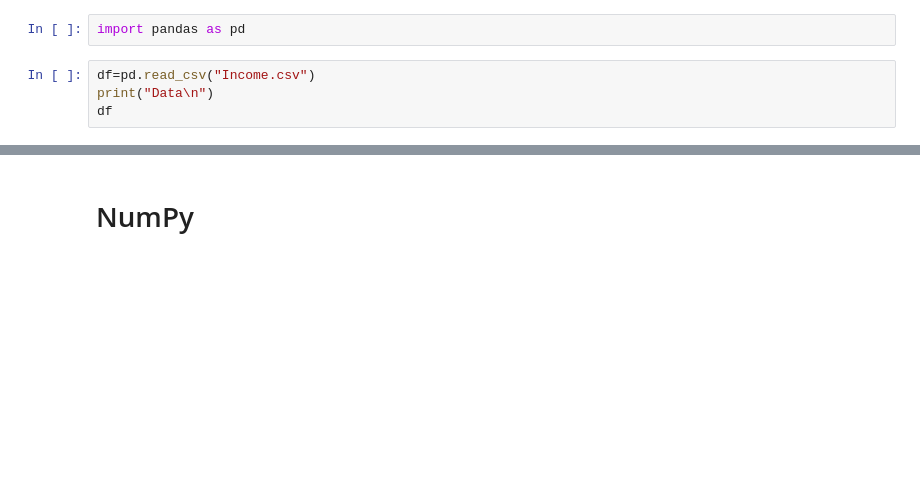
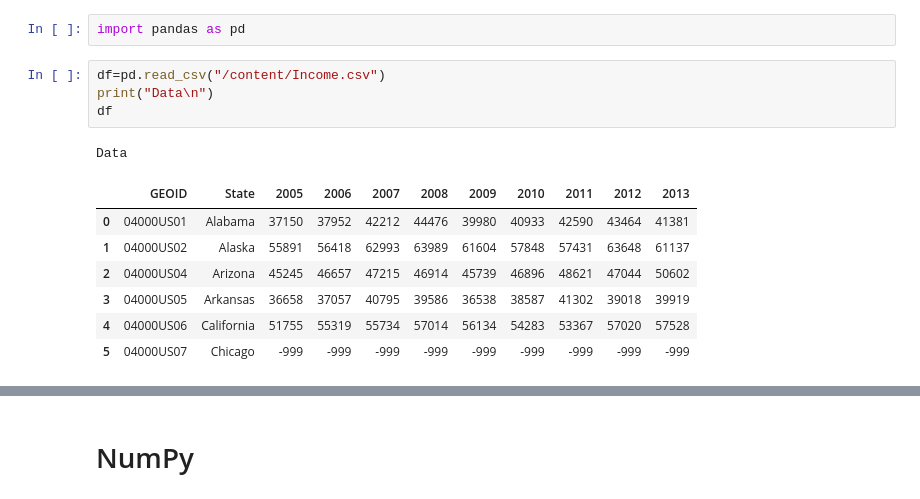
Before and after one commit to gamingflexer/Machine-Learning-Workshop-Notebook, a Jupyter notebook: Machine_Learning_Workshop.ipynb, the cells around one changed output, grey strips where cells are left out. Drawn from its saved outputs; the diff is of its cells as text; blank space fills up the shorter version.

```diff
--- a/Machine_Learning_Workshop.ipynb
+++ b/Machine_Learning_Workshop.ipynb
@@ -97,9 +163,18 @@ Pandas is a popular open-source library in Python used for `data analysis `and m
 # %%
 import pandas as pd
 # %%
-df=pd.read_csv("Income.csv")
+df=pd.read_csv("/content/Income.csv")
 print("Data\n")
 df
+# %% [output]
+Data
+|  | GEOID | State | 2005 | 2006 | 2007 | 2008 | 2009 | 2010 | 2011 | 2012 | 2013 |
+| 0 | 04000US01 | Alabama | 37150 | 37952 | 42212 | 44476 | 39980 | 40933 | 42590 | 43464 | 41381 |
+| 1 | 04000US02 | Alaska | 55891 | 56418 | 62993 | 63989 | 61604 | 57848 | 57431 | 63648 | 61137 |
+| 2 | 04000US04 | Arizona | 45245 | 46657 | 47215 | 46914 | 45739 | 46896 | 48621 | 47044 | 50602 |
+| 3 | 04000US05 | Arkansas | 36658 | 37057 | 40795 | 39586 | 36538 | 38587 | 41302 | 39018 | 39919 |
+| 4 | 04000US06 | California | 51755 | 55319 | 55734 | 57014 | 56134 | 54283 | 53367 | 57020 | 57528 |
+| 5 | 04000US07 | Chicago | -999 | -999 | -999 | -999 | -999 | -999 | -999 | -999 | -999 |
 # %%
 print("Top Elements\n")
 df.head(3)
```
Also changed, not shown: parts of 62 cells of this notebook.
